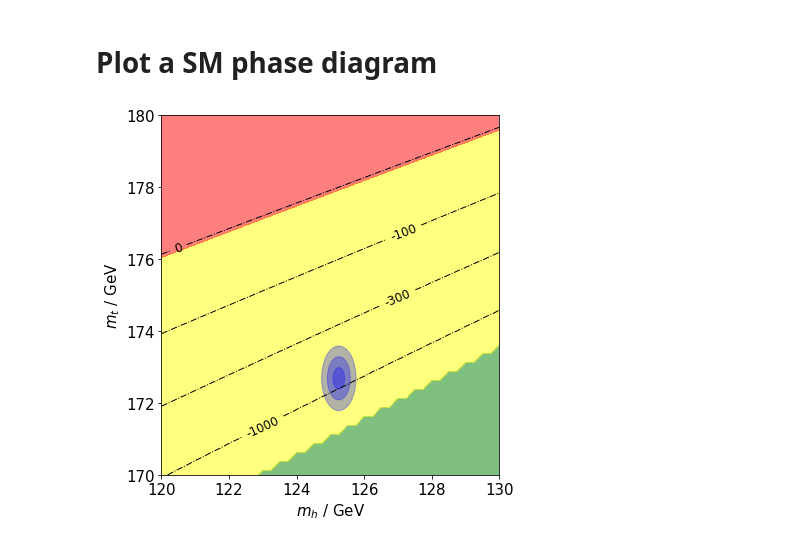
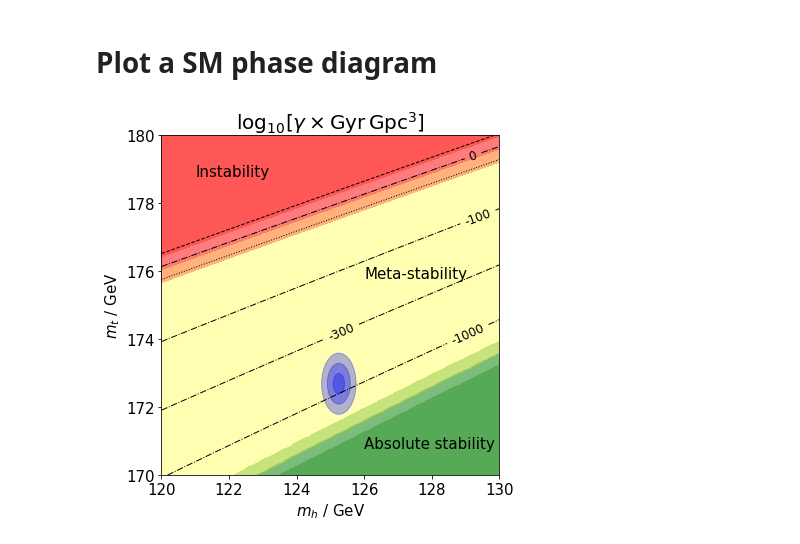
Before and after one commit to SoChigusa/ELVAS, a Jupyter notebook: src/plot/phase_diagram.ipynb, the cells around one changed output. Drawn from its saved outputs; the diff is of its cells as text; code cells hidden in the pictures.

Commit message:
smooth plot with alpha_s uncertainties

```diff
--- a/src/plot/phase_diagram.ipynb
+++ b/src/plot/phase_diagram.ipynb
@@ -11,7 +11,7 @@ MT_MIN = 170
 MT_MAX = 180
 MH_MIN = 120
 MH_MAX = 130
-nPts = 40
+nPts = 300
 
 # physical parameters
 MTPOLE = 172.69
@@ -26,44 +26,57 @@ fig = plt.figure(figsize=[6,6])
 ax = fig.add_subplot(1,1,1)
 
 # data input
-data = np.loadtxt("../output/" + DATE_LABEL + ".dat", usecols=range(3), delimiter='\t',
+data = np.loadtxt("../output/" + DATE_LABEL + ".dat", usecols=range(5), delimiter='\t',
 )
 mt = data[:,0]
 mh = data[:,1]
 log10gamma = data[:,2]
+log10gamma_plus = data[:,3]
+log10gamma_minus = data[:,4]
 
 # reshape 1D to 2D
 X, Y, Z = mh.reshape(nPts+1,nPts+1), mt.reshape(nPts+1,nPts+1), log10gamma.reshape(nPts+1,nPts+1)
+Zp, Zm = log10gamma_plus.reshape(nPts+1,nPts+1), log10gamma_minus.reshape(nPts+1,nPts+1)
 
 # contour plot (line / area)
-fake_norm = 1e10 # used for absolute stability
+DBL_MAX = 1.797693e+308 # used for absolute stability
 cs = ax.contour(X, Y, Z, levels=[-1000, -300, -100, 0], colors='black', linewidths=1, linestyles='-.')
-ax.contourf(X, Y, Z, levels=[-fake_norm,-0.5*fake_norm], alpha=0.5, colors='green')
-ax.contourf(X, Y, Z, levels=[-0.5*fake_norm, -3], alpha=0.5, colors='yellow')
-ax.contourf(X, Y, Z, levels=[-3, fake_norm], alpha=0.5, colors='red')
+ax.contour(X, Y, Zp, levels=[-2*DBL_MAX,0], colors='black', linewidths=1, linestyles='--')
+ax.contour(X, Y, Zm, levels=[-2*DBL_MAX,0], colors='black', linewidths=1, linestyles=':')
+ax.contourf(X, Y, Z, levels=[-2*DBL_MAX,-0.5*DBL_MAX], alpha=0.3, colors='green')
+ax.contourf(X, Y, Zm, levels=[-2*DBL_MAX,-0.5*DBL_MAX], alpha=0.3, colors='green')
+ax.contourf(X, Y, Zp, levels=[-2*DBL_MAX,-0.5*DBL_MAX], alpha=0.3, colors='green')
+ax.contourf(X, Y, Z, levels=[-0.5*DBL_MAX, -3], alpha=0.3, colors='yellow')
+ax.contourf(X, Y, Z, levels=[-3, DBL_MAX], alpha=0.3, colors='red')
+ax.contourf(X, Y, Zp, levels=[-3, DBL_MAX], alpha=0.3, colors='red')
+ax.contourf(X, Y, Zm, levels=[-3, DBL_MAX], alpha=0.3, colors='red')
 
 # contour small label
 ax.clabel(cs, fmt='%d', fontsize=12)
 
 # physical parameters
 for sigma in range(1, 4):
   e = pat.Ellipse(xy=(MH, MTPOLE), width=2*sigma*MH_ERR, height=2*sigma*MTPOLE_ERR, alpha=0.3, color="blue")
   ax.add_patch(e)
 
+# annotation
+ax.text(x=121, y=178.8, s="Instability", fontsize=15)
+ax.text(x=126, y=175.8, s="Meta-stability", fontsize=15)
+ax.text(x=126, y=170.8, s="Absolute stability", fontsize=15)
+
 # plot range
-ax.set_xlim(120, 130)
-ax.set_ylim(170, 180)
+ax.set_xlim(MH_MIN, MH_MAX)
+ax.set_ylim(MT_MIN, MT_MAX)
 
 # ticks setting
-# ax.set_xticks([0, 0.5, 1])
-# ax.set_yticks([0, 0.5, 1])
+ax.set_title(r"$\log_{10} [\gamma \times {\rm Gyr}\,{\rm Gpc}^3]$", fontsize=20)
 ax.tick_params(labelsize=15)
 
 # figure captions
 ax.set_xlabel(r"$m_h$ / GeV", size=15)
 ax.set_ylabel(r"$m_t$ / GeV", size=15)
 
 plt.tight_layout()
 plt.savefig('phase_diagram.pdf', bbox_inches='tight')
 # %% [output]
-[figure, old version]
+[figure, new version]
```
Also changed, not shown: 5 other files.
